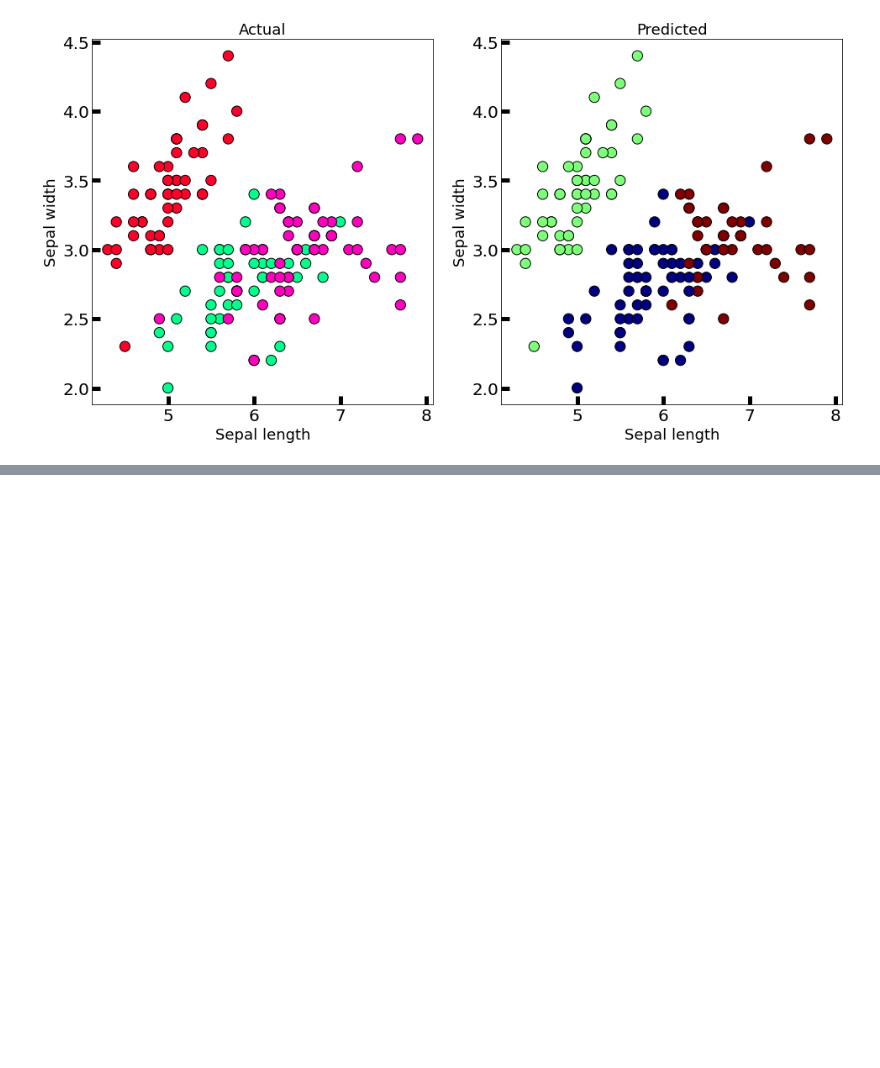
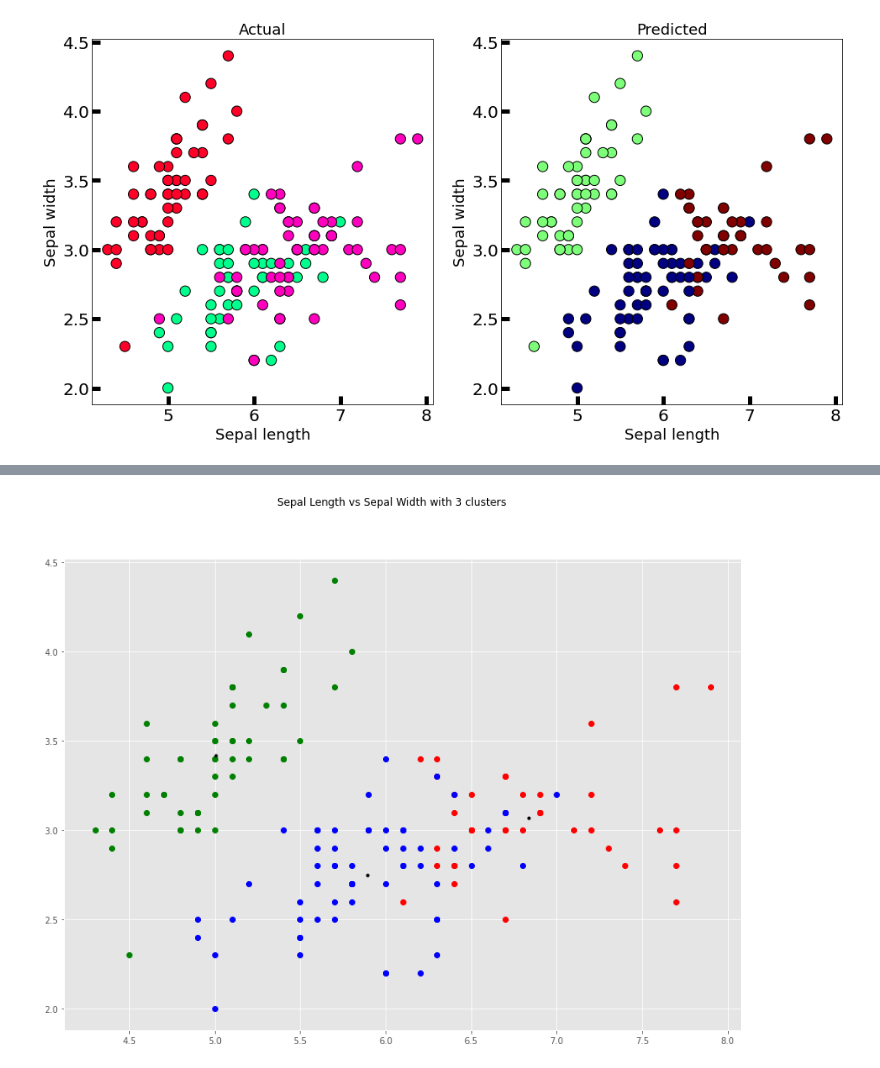
Before and after one commit to geetharamson/MLASTASK2020, a Jupyter notebook: TASK.ipynb, the cells around one changed output, grey strips where cells are left out. Cells and saved outputs as stored; diff of their text form; code cells hidden in the pictures; blank space fills up the shorter version.

```diff
--- a/TASK.ipynb
+++ b/TASK.ipynb
@@ -1297,0 +1474,6 @@ https://www.youtube.com/watch?v=dbkS0I6nDlI
+# %%
+# defining the kmeans function with initialization as k-means++
+# Perform kmeans fitting.
+kmeans = skcl.KMeans(n_clusters=3, random_state=0).fit(X)
+print(f"The inertia using 4 clusters is {kmeans.inertia_}")
+print(f"The number of iterations was {kmeans.n_iter_}")
@@ -1297,0 +1483,6 @@ https://www.youtube.com/watch?v=dbkS0I6nDlI
+# %%
+# the cluster centres
+centres = kmeans.cluster_centers_
+print(centres)
+# The labels using 4 clusters
+kmeans.labels_
@@ -1297,0 +1500,11 @@ https://www.youtube.com/watch?v=dbkS0I6nDlI
+# %%
+# Plot the data set. sepal length vs sepal width here
+plt.plot(X[kmeans.labels_ == 0][:,0], X[kmeans.labels_ == 0][:,1], 'go')
+plt.plot(X[kmeans.labels_ == 1][:,0], X[kmeans.labels_ == 1][:,1], 'ro')
+plt.plot(X[kmeans.labels_ == 2][:,0], X[kmeans.labels_ == 2][:,1], 'bo')
+plt.suptitle("Sepal Length vs Sepal Width with 3 clusters")
+plt.plot(centres[:,0], centres[:,1],'k.')
+
+plt.show()
+# %% [output]
+[figure, added]
```
Also changed, not shown: parts of 48 cells of this notebook.
